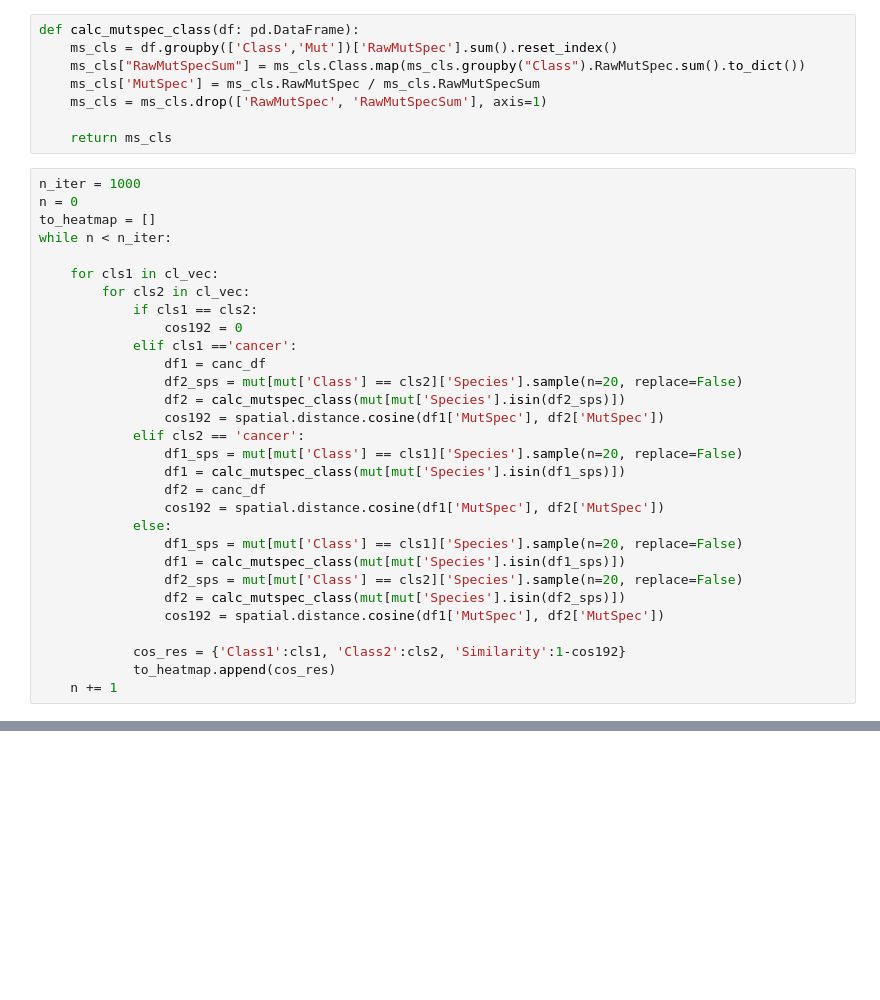
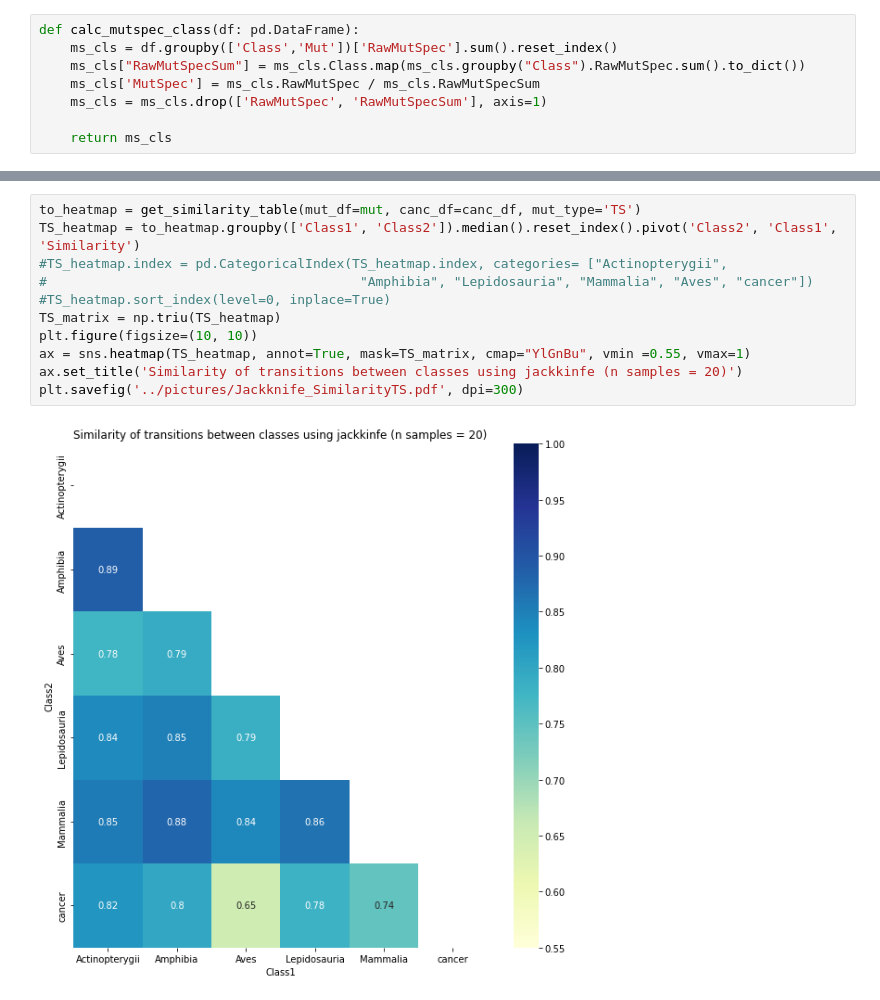
Before and after one commit to mitoclub/mtdna-192component-mutspec-chordata, a Jupyter notebook: scripts/similarity_jack.ipynb, the cells around one changed output, grey strips where cells are left out. Cells and saved outputs as stored; diff of their text form; blank space fills up the shorter version.

Commit message:
redrew jackknife similarity

```diff
--- a/scripts/similarity_jack.ipynb
+++ b/scripts/similarity_jack.ipynb
@@ -41,33 +42,3 @@ def calc_mutspec_class(df: pd.DataFrame):
     ms_cls = ms_cls.drop(['RawMutSpec', 'RawMutSpecSum'], axis=1)
 
     return ms_cls
-# %%
-n_iter = 1000
-n = 0
-to_heatmap = []
-while n < n_iter:
-
-    for cls1 in cl_vec:
-        for cls2 in cl_vec:
-            if cls1 == cls2:
-                cos192 = 0
-            elif cls1 =='cancer':
-                df1 = canc_df
-                df2_sps = mut[mut['Class'] == cls2]['Species'].sample(n=20, replace=False)
-                df2 = calc_mutspec_class(mut[mut['Species'].isin(df2_sps)])
-                cos192 = spatial.distance.cosine(df1['MutSpec'], df2['MutSpec'])
-            elif cls2 == 'cancer':
-                df1_sps = mut[mut['Class'] == cls1]['Species'].sample(n=20, replace=False)
-                df1 = calc_mutspec_class(mut[mut['Species'].isin(df1_sps)])
-                df2 = canc_df
-                cos192 = spatial.distance.cosine(df1['MutSpec'], df2['MutSpec'])
-            else:
-                df1_sps = mut[mut['Class'] == cls1]['Species'].sample(n=20, replace=False)
-                df1 = calc_mutspec_class(mut[mut['Species'].isin(df1_sps)])
-                df2_sps = mut[mut['Class'] == cls2]['Species'].sample(n=20, replace=False)
-                df2 = calc_mutspec_class(mut[mut['Species'].isin(df2_sps)])
-                cos192 = spatial.distance.cosine(df1['MutSpec'], df2['MutSpec'])
-
-            cos_res = {'Class1':cls1, 'Class2':cls2, 'Similarity':1-cos192}
-            to_heatmap.append(cos_res)
-    n += 1
@@ -82,3 +96,16 @@ ax.set_title('Similarity of all mutations between classes using jackkinfe (n sam
 plt.savefig('../pictures/Jackknife_Similarity.pdf', dpi=300)
 # %% [output]
 [figure]
+# %%
+to_heatmap = get_similarity_table(mut_df=mut, canc_df=canc_df, mut_type='TS')
+TS_heatmap = to_heatmap.groupby(['Class1', 'Class2']).median().reset_index().pivot('Class2', 'Class1', 'Similarity')
+#TS_heatmap.index = pd.CategoricalIndex(TS_heatmap.index, categories= ["Actinopterygii",
+#                                        "Amphibia", "Lepidosauria", "Mammalia", "Aves", "cancer"])
+#TS_heatmap.sort_index(level=0, inplace=True)
+TS_matrix = np.triu(TS_heatmap)
+plt.figure(figsize=(10, 10))
+ax = sns.heatmap(TS_heatmap, annot=True, mask=TS_matrix, cmap="YlGnBu", vmin =0.55, vmax=1)
+ax.set_title('Similarity of transitions between classes using jackkinfe (n samples = 20)')
+plt.savefig('../pictures/Jackknife_SimilarityTS.pdf', dpi=300)
+# %% [output]
+[figure, added]
```
Also changed, not shown: parts of 4 cells of this notebook, 4 other files.
